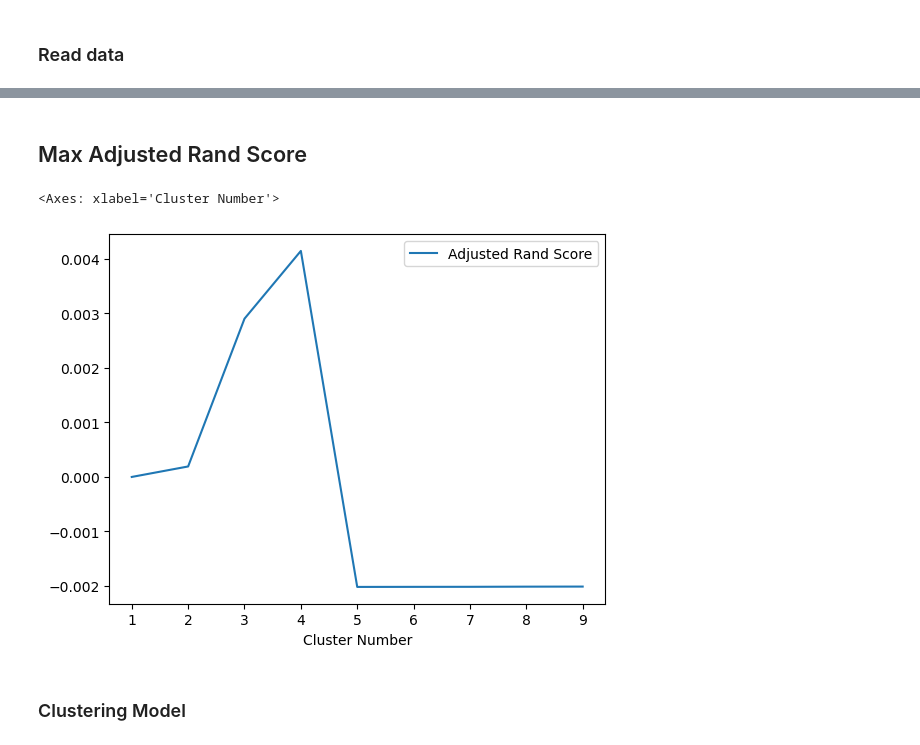
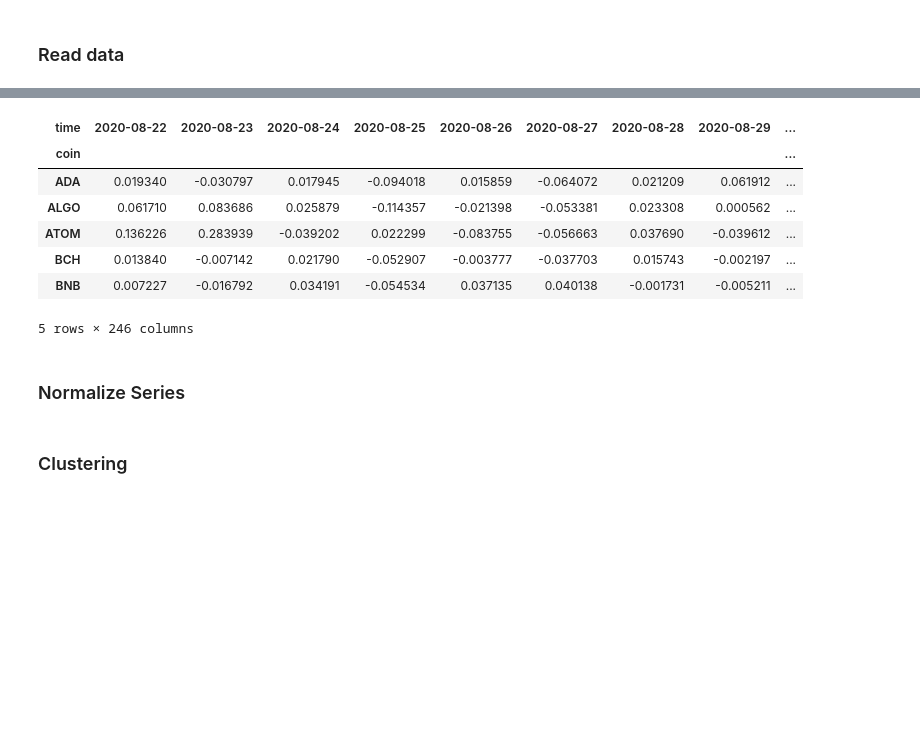
Before and after one commit to FedeScenna/Crypto_NetworkAnalysis, a Jupyter notebook: 06_ClusterAnalysis_DTW.ipynb, the cells around one changed output, grey strips where cells are left out. Cells and saved outputs as stored; diff of their text form; code cells hidden in the pictures; blank space fills up the shorter version.

```diff
--- a/06_ClusterAnalysis_DTW.ipynb
+++ b/06_ClusterAnalysis_DTW.ipynb
@@ -20,5 +22,0 @@ df = df[["time","daily_log_return", "coin"]]
-# %%
-g = df.groupby(['coin'])["daily_log_return"]
-min_, max_ = g.transform('min'), g.transform('max')
-df['daily_log_return' + '_scale'] = (df['daily_log_return'] - min_) / (max_ - min_)
-df
@@ -39,5 +22,0 @@ df
-# %%
-df=df.pivot(index="time", columns="coin",values="daily_log_return_scale").reset_index()
-df.head()
-
-coins_list = df.columns.tolist()[1:]
@@ -48,2 +22,0 @@ chart_ts(df, 6, coins_list)
-# %% [markdown]
-## Max Adjusted Rand Score
@@ -60,5 +23,14 @@ for i in range(1, 10):
-# %%
-max_ars.rename(columns = {"Cluster_number":"Cluster Number"}).set_index("Cluster Number").plot()
-# %% [output]
-<Axes: xlabel='Cluster Number'>
-[figure, removed]
+# %%
+df_pivoted = df.pivot(index="coin", columns="time", values="daily_log_return")
+df_pivoted.head()
+# %% [output]
+| time | 2020-08-22 | 2020-08-23 | 2020-08-24 | 2020-08-25 | 2020-08-26 | 2020-08-27 | 2020-08-28 | 2020-08-29 | ... |
+| coin |  |  |  |  |  |  |  |  | ... |
+| ADA | 0.019340 | -0.030797 | 0.017945 | -0.094018 | 0.015859 | -0.064072 | 0.021209 | 0.061912 | ... |
+| ALGO | 0.061710 | 0.083686 | 0.025879 | -0.114357 | -0.021398 | -0.053381 | 0.023308 | 0.000562 | ... |
+| ATOM | 0.136226 | 0.283939 | -0.039202 | 0.022299 | -0.083755 | -0.056663 | 0.037690 | -0.039612 | ... |
+| BCH | 0.013840 | -0.007142 | 0.021790 | -0.052907 | -0.003777 | -0.037703 | 0.015743 | -0.002197 | ... |
+| BNB | 0.007227 | -0.016792 | 0.034191 | -0.054534 | 0.037135 | 0.040138 | -0.001731 | -0.005211 | ... |
+5 rows × 246 columns
+# %% [markdown]
+### Normalize Series
@@ -65,2 +43,2 @@ max_ars.rename(columns = {"Cluster_number":"Cluster Number"}).set_index("Cluster
 # %% [markdown]
-### Clustering Model
+### Clustering
```
Also changed, not shown: parts of 19 cells of this notebook, 1 other file.
